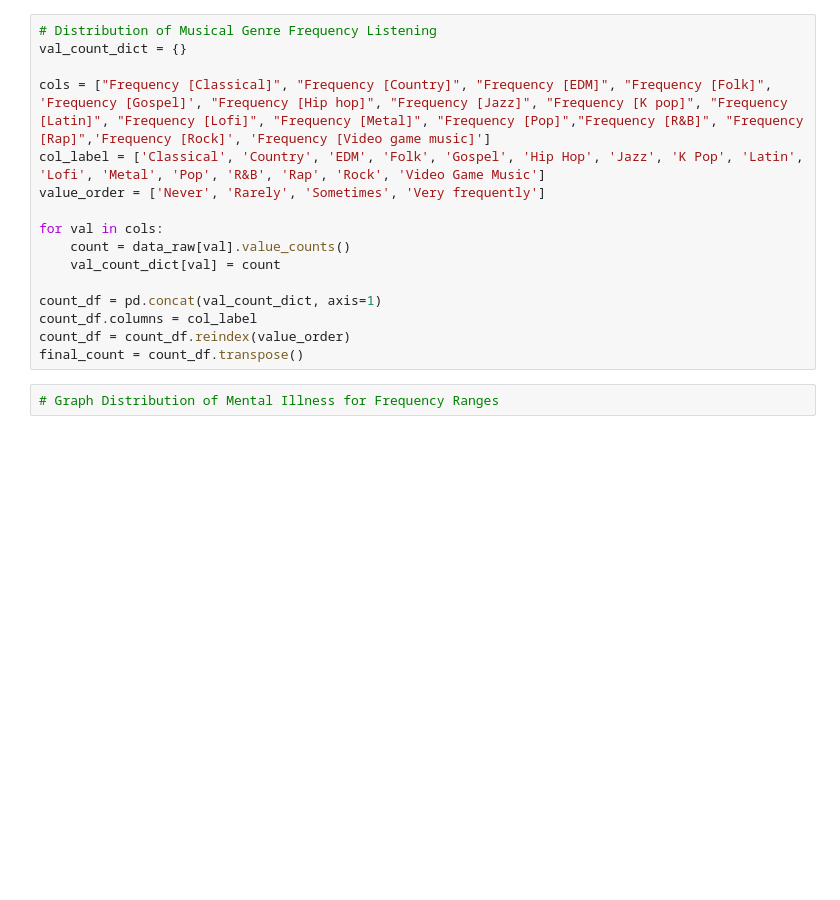
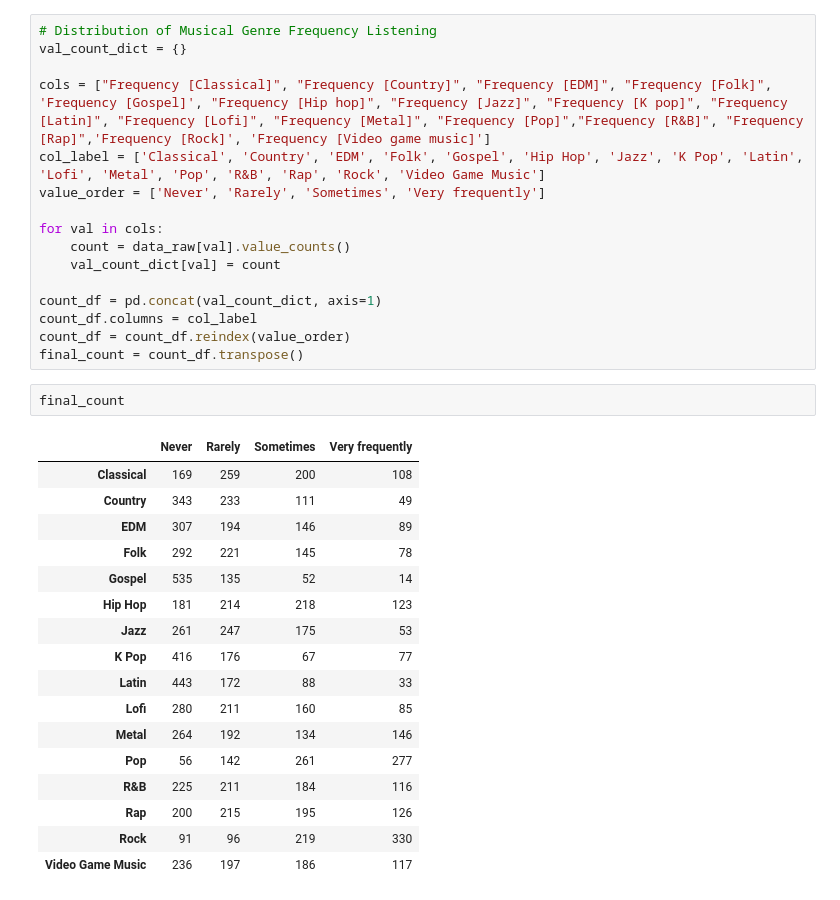
Before and after one commit to JasonL2130/CS470_FinalProject, a Jupyter notebook: data_visualizations.ipynb, the cells around one changed output. Drawn from its saved outputs; the diff is of its cells as text; blank space fills up the shorter version.

```diff
--- a/data_visualizations.ipynb
+++ b/data_visualizations.ipynb
@@ -35,5 +37,23 @@ count_df = pd.concat(val_count_dict, axis=1)
 count_df.columns = col_label
 count_df = count_df.reindex(value_order)
 final_count = count_df.transpose()
-# %%
-# Graph Distribution of Mental Illness for Frequency Ranges
+# %%
+final_count
+# %% [output]
+|  | Never | Rarely | Sometimes | Very frequently |
+| Classical | 169 | 259 | 200 | 108 |
+| Country | 343 | 233 | 111 | 49 |
+| EDM | 307 | 194 | 146 | 89 |
+| Folk | 292 | 221 | 145 | 78 |
+| Gospel | 535 | 135 | 52 | 14 |
+| Hip Hop | 181 | 214 | 218 | 123 |
+| Jazz | 261 | 247 | 175 | 53 |
+| K Pop | 416 | 176 | 67 | 77 |
+| Latin | 443 | 172 | 88 | 33 |
+| Lofi | 280 | 211 | 160 | 85 |
+| Metal | 264 | 192 | 134 | 146 |
+| Pop | 56 | 142 | 261 | 277 |
+| R&B | 225 | 211 | 184 | 116 |
+| Rap | 200 | 215 | 195 | 126 |
+| Rock | 91 | 96 | 219 | 330 |
+| Video Game Music | 236 | 197 | 186 | 117 |
```
Also changed, not shown: parts of 5 cells of this notebook, 1 other file.
